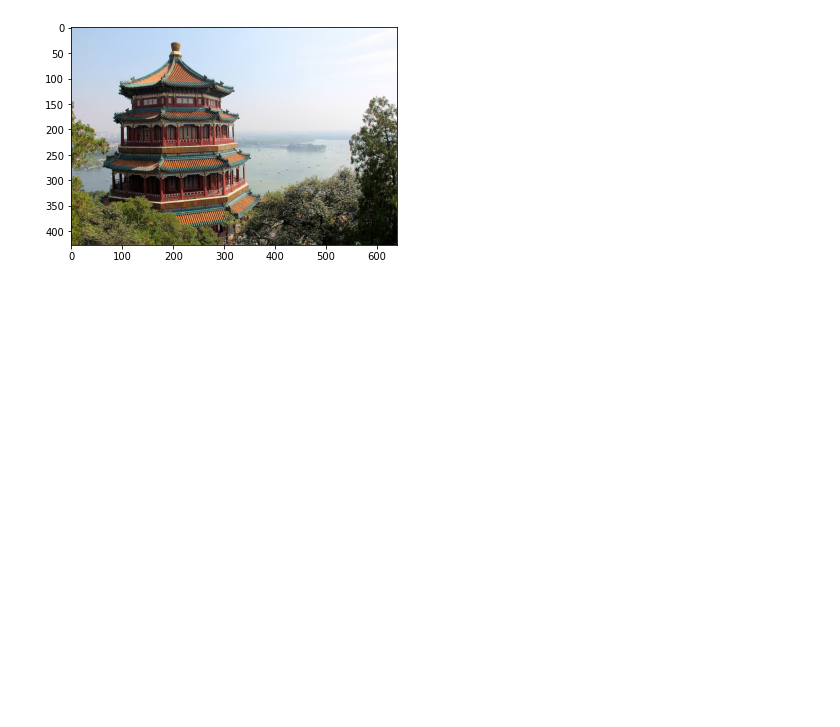
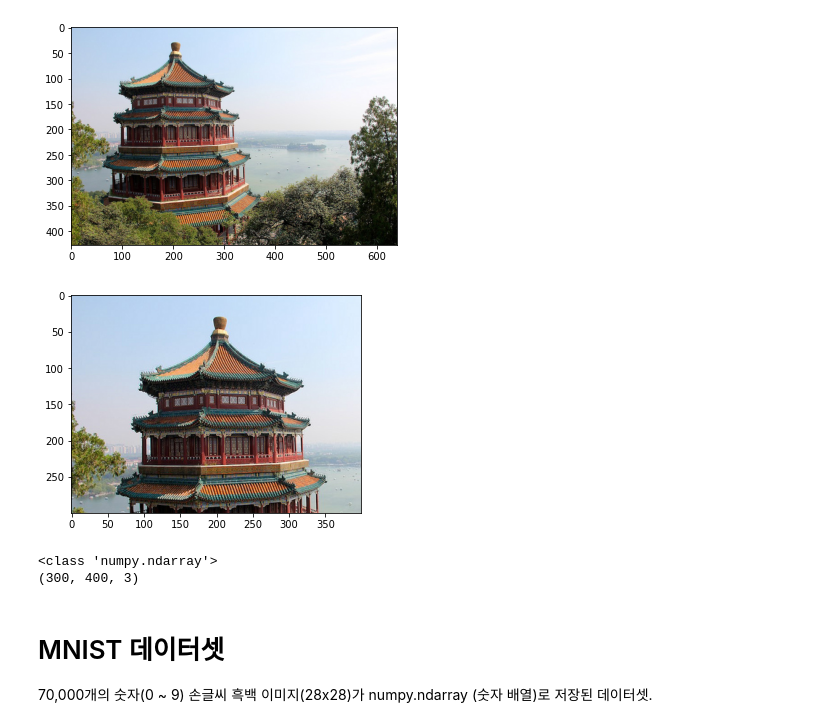
Before and after one commit to JakeOh/202208_itw_java134_lab_python, a Jupyter notebook: ml05_mnist.ipynb, the cells around one changed output. Saved outputs shown, nothing was run; the diff lists cells and outputs as text; code cells hidden in the pictures; blank space fills up the shorter version.

```diff
--- a/ml05_mnist.ipynb
+++ b/ml05_mnist.ipynb
@@ -66,3 +66,10 @@ plt.imshow(china_scaled)
 plt.show()
 # %% [output]
 [figure]
+# %%
+# 이미지 자르기 - ndarray slicing
+china_cropped = china[:300, :400, :]
+plt.imshow(china_cropped)
+plt.show()
+# %% [output]
+[figure, added]
@@ -68,0 +82,10 @@ plt.show()
+# %%
+print(type(imgdata))
+print(imgdata.shape)
+# %% [output]
+<class 'numpy.ndarray'>
+(300, 400, 3)
+# %% [markdown]
+# MNIST 데이터셋
+
+70,000개의 숫자(0 ~ 9) 손글씨 흑백 이미지(28x28)가 numpy.ndarray (숫자 배열)로 저장된 데이터셋.
```
Also changed, not shown: parts of 17 cells of this notebook.
